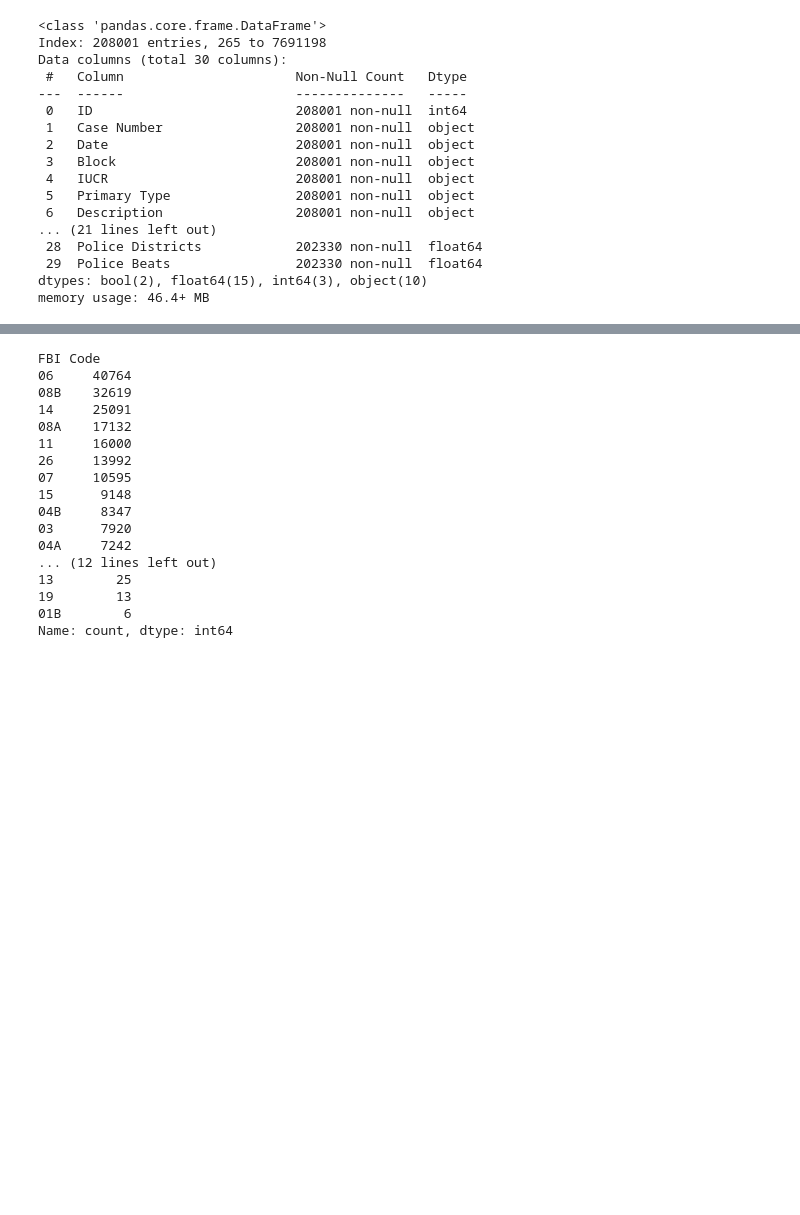
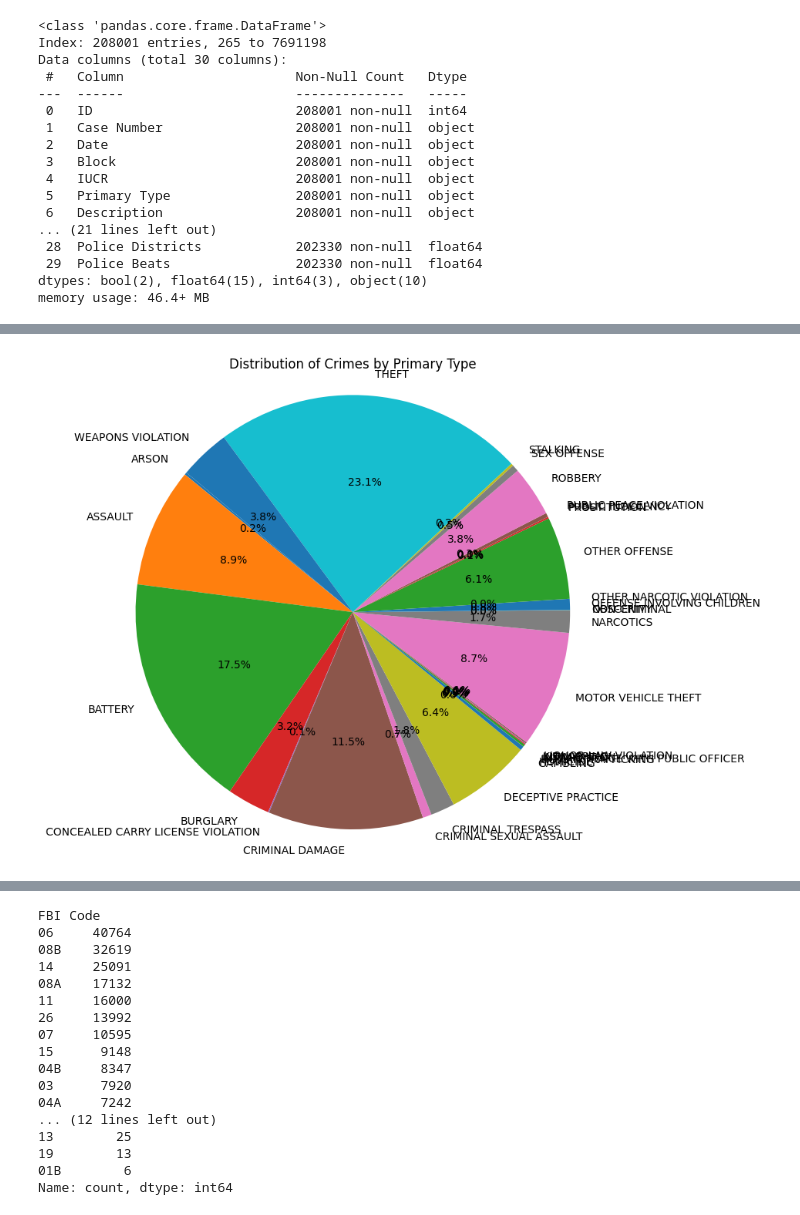
Before and after one commit to 00helloworld/UoW_statistics_data_science, a Jupyter notebook: Project1/test_0.ipynb, the cells around one changed output, grey strips where cells are left out. Saved outputs shown, nothing was run; the diff lists cells and outputs as text; code cells hidden in the pictures; blank space fills up the shorter version.

```diff
--- a/Project1/test_0.ipynb
+++ b/Project1/test_0.ipynb
@@ -51,0 +71,14 @@ len(data_2021['FBI Code'].value_counts())
+# %%
+# 按'Primary Type'进行分组，并计算每个组的大小
+grouped = data[data.Year==2022].groupby('Primary Type').size()
+
+# 绘制饼图
+plt.figure(figsize=(8, 8))
+plt.pie(grouped, labels=grouped.index, autopct='%1.1f%%', startangle=140)
+plt.axis('equal')  # 保持圆形
+plt.title('Distribution of Crimes by Primary Type')
+plt.show()
+
+TOP_5 = ['THEFT', 'BATTERY', 'CRIMINAL DAMAGE', 'ASSULT', 'MOTOR VEHICLE THEFT']
+# %% [output]
+[figure, added]
```
Also changed, not shown: parts of 13 cells of this notebook, 1 other file.
